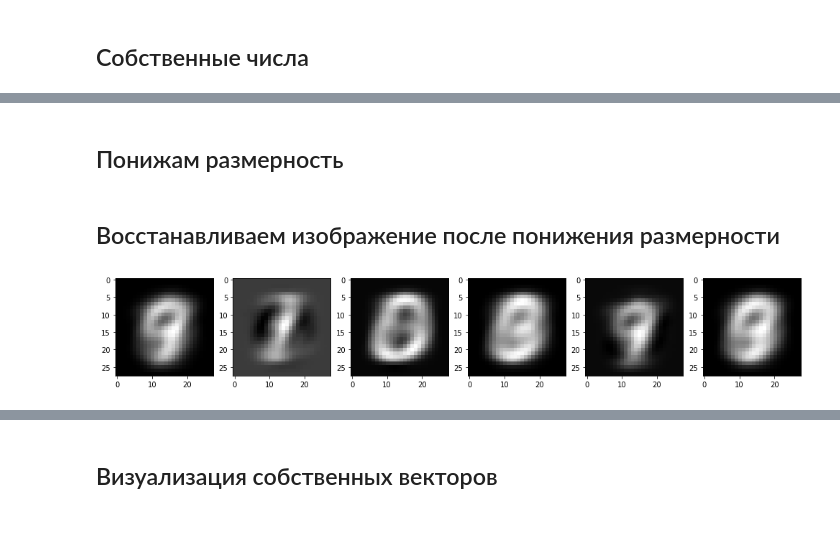
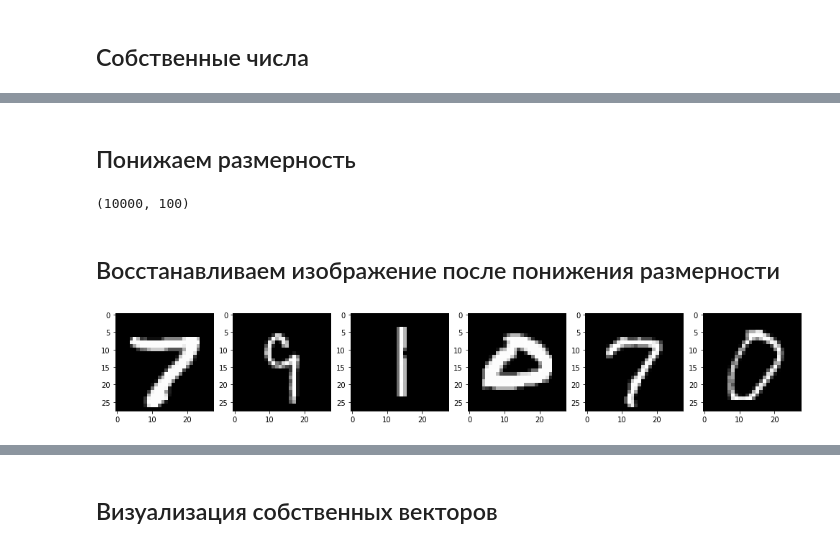
Before and after one commit to a4tunado/lectures, a Jupyter notebook: cv/009/009-pca.ipynb, the cells around one changed output, grey strips where cells are left out. Saved outputs shown, nothing was run; the diff lists cells and outputs as text; code cells hidden in the pictures.

```diff
--- a/cv/009/009-pca.ipynb
+++ b/cv/009/009-pca.ipynb
@@ -22,5 +30,8 @@ for i, img in enumerate(train_img[0:5], 1):
 # %%
-X = train_img[np.random.choice(train_img.shape[0], 10000)].reshape(-1, 28 * 28).astype(np.float32)
+choices = np.random.choice(train_img.shape[0], 10000)
+
+y = train_label[choices]
+X = train_img[choices].reshape(-1, 28 * 28).astype(np.float32)
 # %%
 # центрируем данные
 mean = X.mean(axis=0)
@@ -42,3 +70,3 @@ plt.plot([np.sum(S[0:i + 1])/ np.sum(S) for i in range(S.shape[0])])
 # %% [markdown]
-## Понижам размерность
+## Понижаем размерность
 # %%
@@ -47,3 +75,7 @@ Xrot_reduced = np.dot(X, U[:,:n_comp])
+# %%
+Xrot_reduced.shape
+# %% [output]
+(10000, 100)
 # %% [markdown]
 ## Восстанавливаем изображение после понижения размерности
 # %%
@@ -51,9 +83,9 @@ Xrot_restored = np.dot(Xrot_reduced, U[:,:n_comp].T)
 # %%
 from matplotlib import pyplot as plt
 fig = plt.figure(figsize=(20, 10))
-for i, img in enumerate(Xrot_restored[0:6], 1):
+for i, img in enumerate(X[0:6], 1):
     subplot = fig.add_subplot(1, 7, i)
     img += mean
     plt.imshow(img.reshape((28,28)), cmap='gray');
 # %% [output]
-[figure, old version]
+[figure, new version]
```
Also changed, not shown: parts of 16 cells of this notebook, 8 other files.
